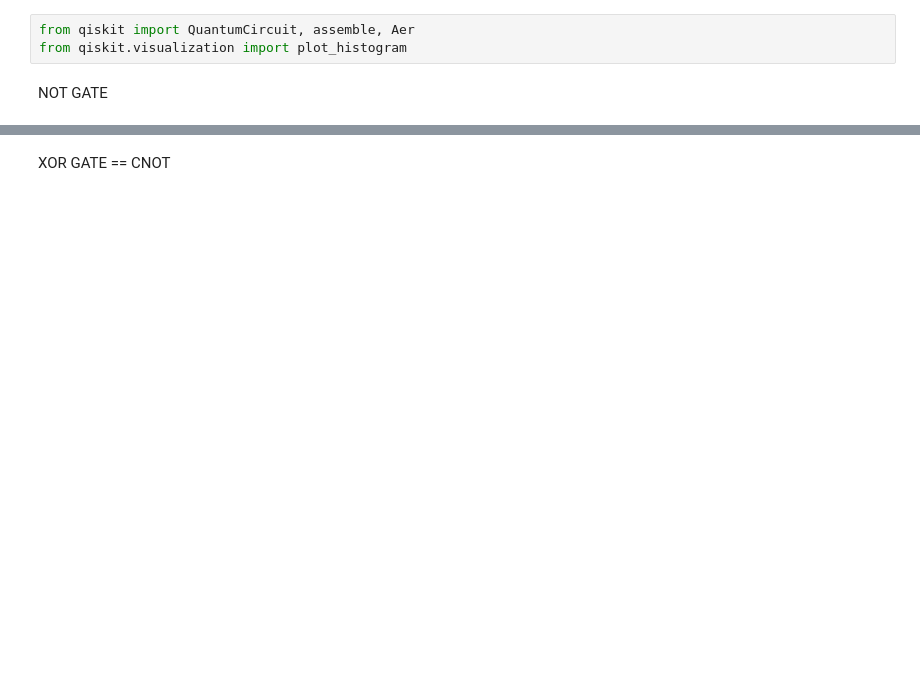
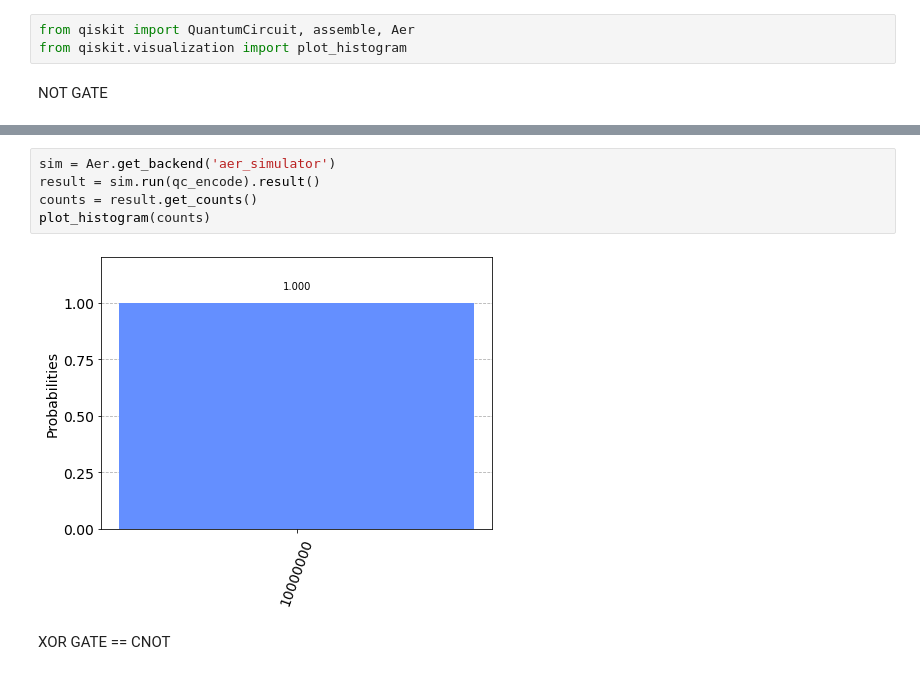
Before and after one commit to Ewelina9606/Quantum-Computing, a Jupyter notebook: QuantumComputing.ipynb, the cells around one changed output, grey strips where cells are left out. Saved outputs shown, nothing was run; the diff lists cells and outputs as text; blank space fills up the shorter version.

```diff
--- a/QuantumComputing.ipynb
+++ b/QuantumComputing.ipynb
@@ -11,3 +15,10 @@ qc_encode.draw()
+# %%
+sim = Aer.get_backend('aer_simulator')
+result = sim.run(qc_encode).result()
+counts = result.get_counts()
+plot_histogram(counts)
+# %% [output]
+[figure, added]
 # %% [markdown]
 XOR GATE == CNOT
 # %%
```
Also changed, not shown: parts of 28 cells of this notebook.
